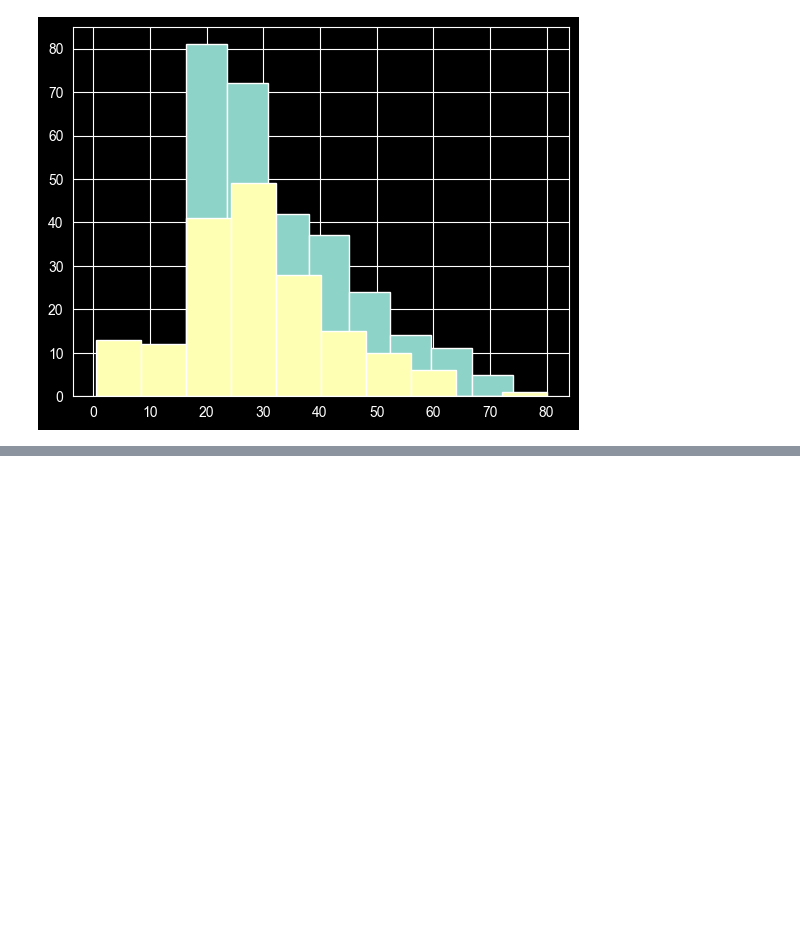
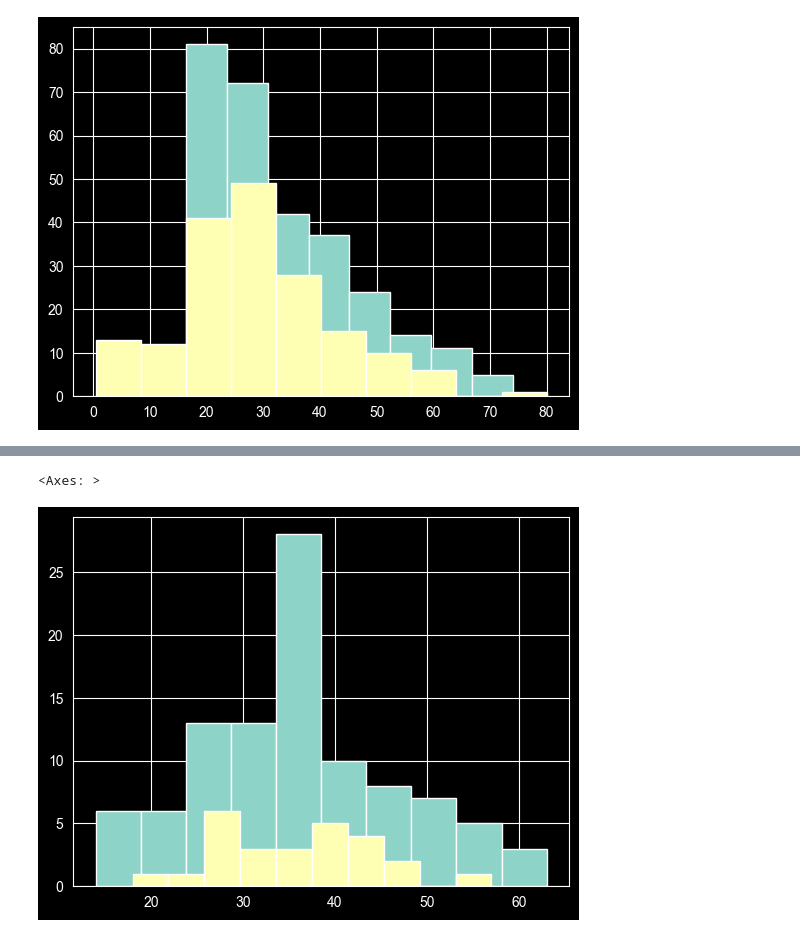
Before and after one commit to Komrad1991/CS351_labs, a Jupyter notebook: lab04.ipynb, the cells around one changed output, grey strips where cells are left out. Cells and saved outputs as stored; diff of their text form; code cells hidden in the pictures; blank space fills up the shorter version.

```diff
--- a/lab04.ipynb
+++ b/lab04.ipynb
@@ -203,0 +238,6 @@ data.loc[((data['Survived'] == 1) & (data["SibSp"] == 0))].Age.hist()
+# %%
+mrs_data.loc[(data['Survived'] == 1)].Age.hist()
+mrs_data.loc[(data['Survived'] == 0)].Age.hist()
+# %% [output]
+<Axes: >
+[figure, added]
```
Also changed, not shown: parts of 17 cells of this notebook, 1 other file.
